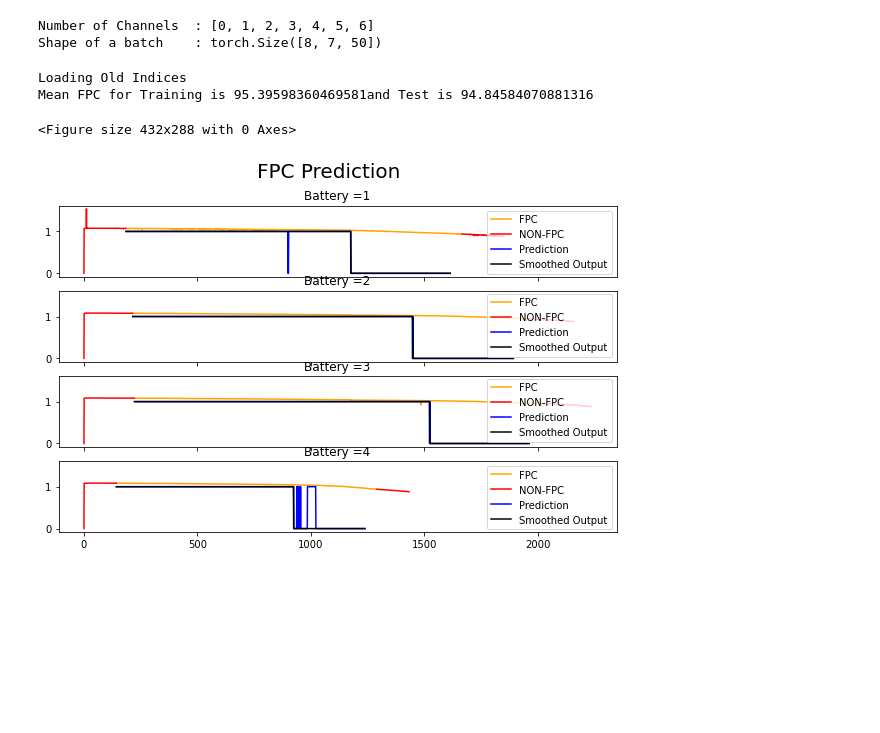
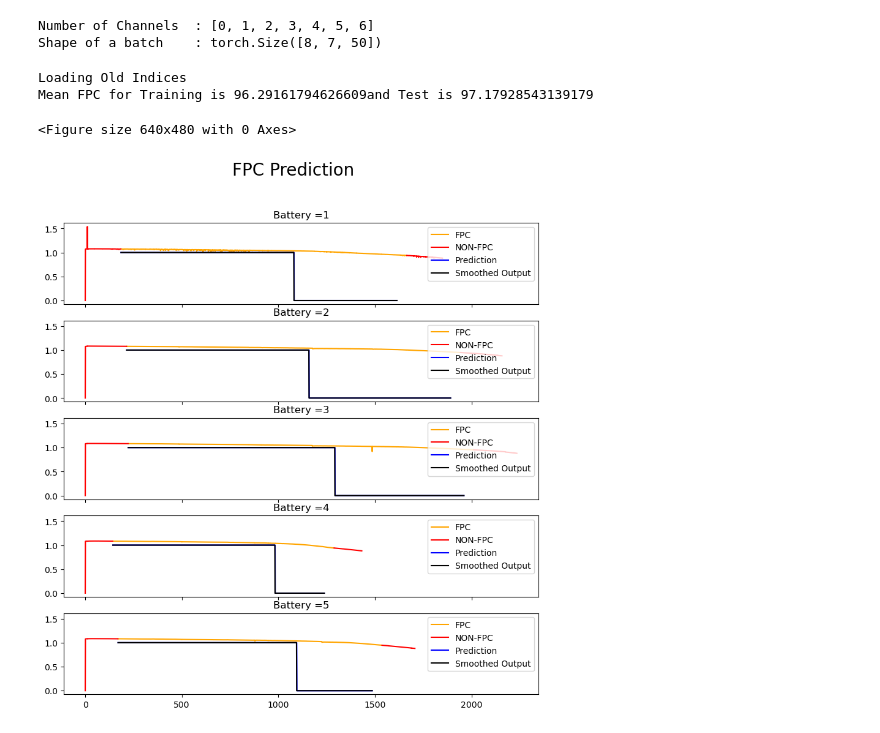
Before and after one commit to Dhruvadityamittal/RUL_Prediction_DFKI, a Jupyter notebook: FPC_Prediction/FPC_prediction_v2.ipynb, the cells around one changed output. Saved outputs shown, nothing was run; the diff lists cells and outputs as text; code cells hidden in the pictures; blank space fills up the shorter version.

```diff
--- a/FPC_Prediction/FPC_prediction_v2.ipynb
+++ b/FPC_Prediction/FPC_prediction_v2.ipynb
@@ -37,40 +37,54 @@ print("Shape of a batch    :",next(iter(train_dataloader))[0].shape)
 Number of Channels  : [0, 1, 2, 3, 4, 5, 6]
 Shape of a batch    : torch.Size([8, 7, 50])
 # %%
-epochs = 100
+epochs = 4
 window_size = 50
 learning_rate = 0.001
 
 pretrained = True
-load_pretrained = True
-version = 1
+load_pretrained = False
+version = 2
 
 ch = ''.join(map(str,channels))
 
+# model = CNN_Model(window_size,len(channels))
+model = LSTM_Model(window_size,len(channels))
+
 model_dir = "./Weights/FPC/"
-model_path = f'{model_dir}/model_f{ch}_f{window_size}_f{version}.pth'
+model_path = f'{model_dir}/model_f{ch}_f{window_size}_f{model.name}_f{version}.pth'
+
+if(load_pretrained):
+    model.load_state_dict(torch.load(model_path, map_location=device ))
+
+model.to(device)
+
+
+optimizer = torch.optim.Adam(model.parameters(), lr = learning_rate, betas= (0.9, 0.99))
+criterion = nn.BCELoss()
+
+early_stopping = EarlyStopping(patience=20)
 
 
 if(pretrained):
-    model = CNN_Model(window_size,len(channels))
+
     model.load_state_dict(torch.load(model_path, map_location=device ))
     model.to(device)
 else:
-    model = train_model(window_size,len(channels),train_dataloader,epochs,learning_rate,load_pretrained,model_path,version)
+    model = train_model(model, optimizer, criterion, early_stopping,train_dataloader,epochs,learning_rate,load_pretrained,model_path,version)
 
-
+version = 2
 # Get Change Indices
-change_indices_train,change_indices_test, _, _ = get_change_indices(model,discharge_capacities,channels)
+change_indices_train,change_indices_test, _, _ = get_change_indices(model,discharge_capacities,channels,get_saved_indices = True, version = 2)
 change_indices_all = np.concatenate((change_indices_train,change_indices_test))
 # %% [output]
 Loading Old Indices
-Mean FPC for Training is 95.39598360469581and Test is 94.84584070881316
+Mean FPC for Training is 96.29161794626609and Test is 97.17928543139179
 # %%
-batteries = [i for i in range(0,4)]
+batteries = [i for i in range(0,5)]
 _,_ = get_fpc(model,batteries,discharge_capacities,FPC_data_dict,True, True,True,"Outputs/FPC_Training")
 # %% [output]
-<Figure size 432x288 with 0 Axes>
+<Figure size 640x480 with 0 Axes>
-[figure, old version]
+[figure, new version]
 # %%
 batteries = [i+100 for i in range(0,4)]
 _,_ = get_fpc(model,batteries,discharge_capacities,test_data_dict,True, False,False,"Outputs/FPC_Testing")
```
Also changed, not shown: parts of 4 cells of this notebook, 25 other files.
